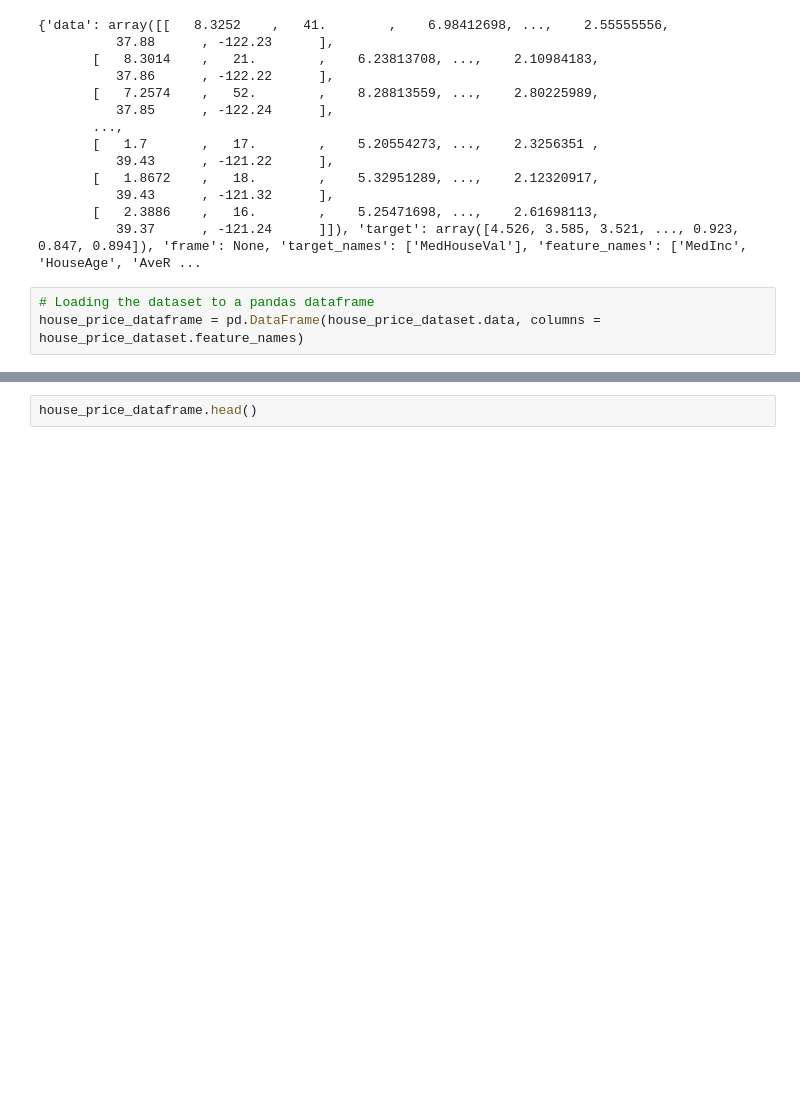
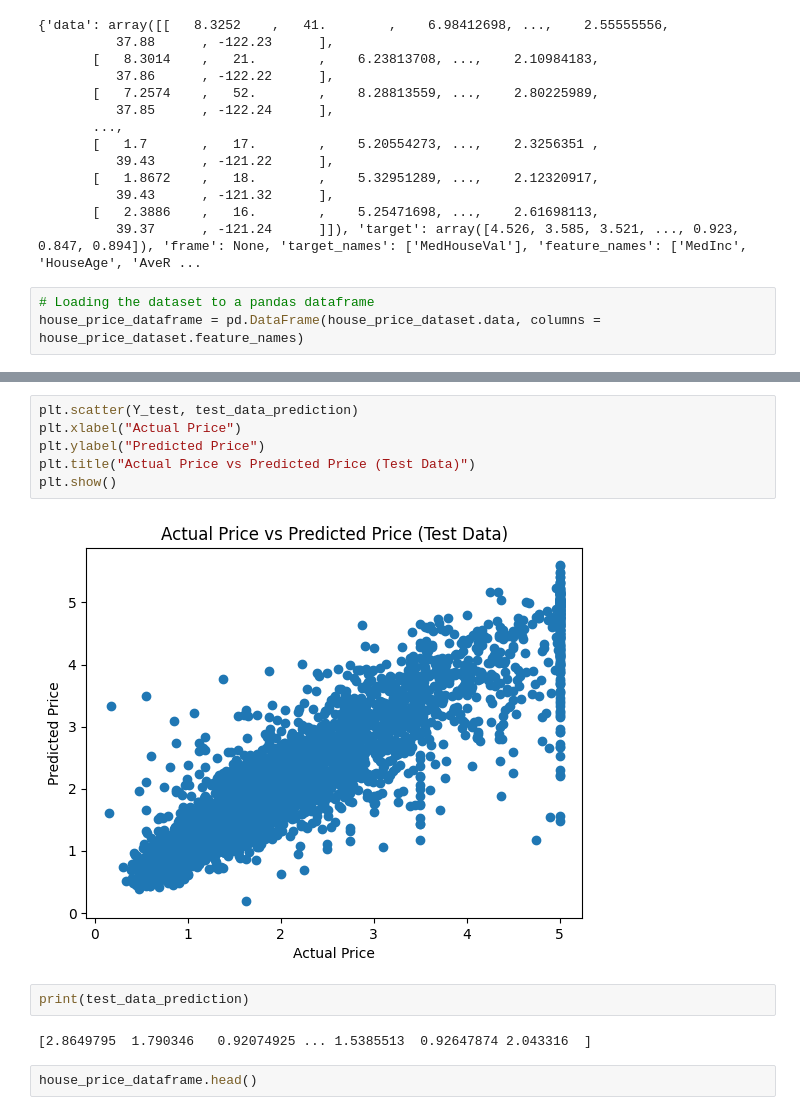
Before and after one commit to Mjsharma1234/FinGenius, a Jupyter notebook: House_Price_Prediction.ipynb, the cells around one changed output, grey strips where cells are left out. Drawn from its saved outputs; the diff is of its cells as text; blank space fills up the shorter version.

```diff
--- a/House_Price_Prediction.ipynb
+++ b/House_Price_Prediction.ipynb
@@ -41,3 +85,15 @@ https://docs.google.com/spreadsheets/d/1-fF6Lz-ZLusEX57CMrAuUO9rjA8nDlvMBQAEeOkB
+# %%
+plt.scatter(Y_test, test_data_prediction)
+plt.xlabel("Actual Price")
+plt.ylabel("Predicted Price")
+plt.title("Actual Price vs Predicted Price (Test Data)")
+plt.show()
+# %% [output]
+[figure, added]
+# %%
+print(test_data_prediction)
+# %% [output]
+[2.8649795  1.790346   0.92074925 ... 1.5385513  0.92647874 2.043316  ]
 # %%
 house_price_dataframe.head()
 # %% [output]
```
Also changed, not shown: parts of 2 cells of this notebook.
